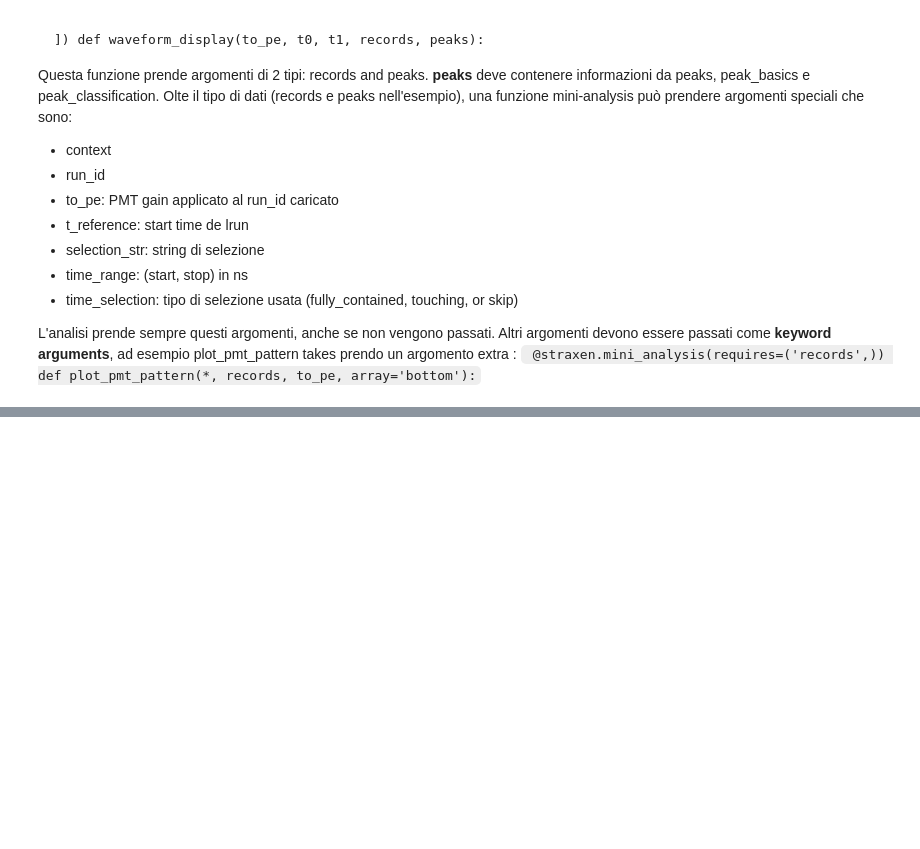
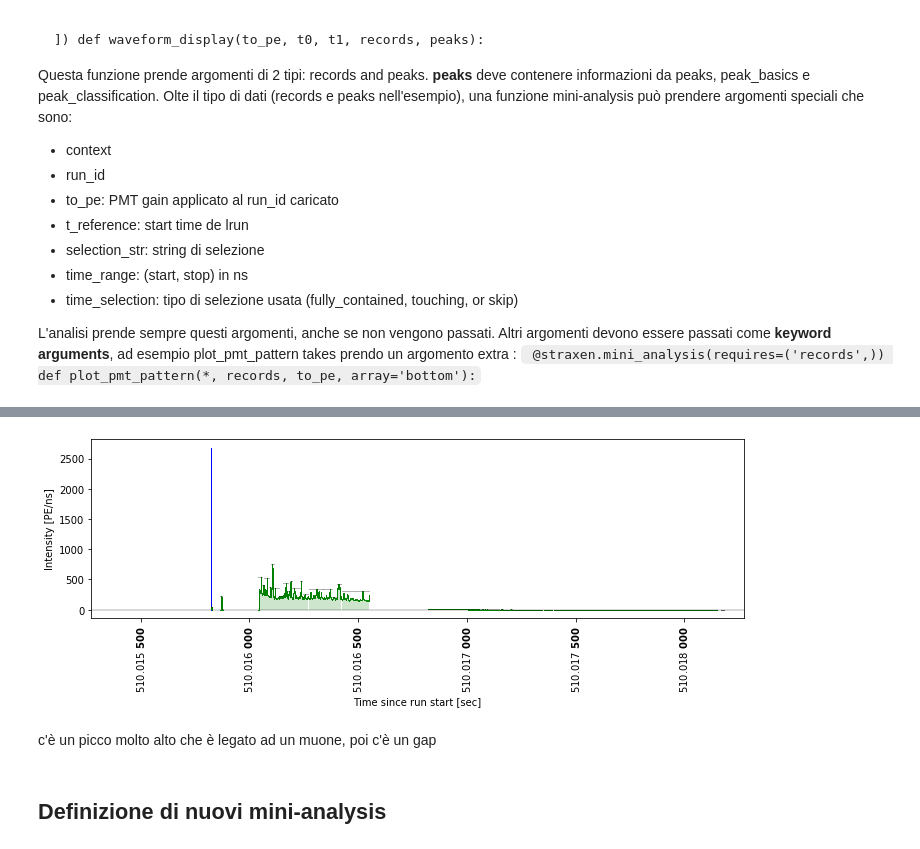
Before and after one commit to valerioda/xenon-note, a Jupyter notebook: straxferno/3-LoadData-MiniAnalysis.ipynb, the cells around one changed output, grey strips where cells are left out. Saved outputs shown, nothing was run; the diff lists cells and outputs as text; code cells hidden in the pictures; blank space fills up the shorter version.

```diff
--- a/straxferno/3-LoadData-MiniAnalysis.ipynb
+++ b/straxferno/3-LoadData-MiniAnalysis.ipynb
@@ -62,0 +103,15 @@ L'analisi prende sempre questi argomenti, anche se non vengono passati. Altri ar
+# %%
+st.make(background_run, 'event_info', config=dict(trigger_min_area=12123))
+
+df = st.get_array(background_run, 'event_info')
+event = df[np.argmax(df['s2_area'])]
+t = event['time']
+window = (t, t + int(3e6) * 1)
+# %%
+st.plot_waveform(background_run, time_range=window)
+# %% [output]
+[figure, added]
+# %% [markdown]
+c'è un picco molto alto che è legato ad un muone, poi c'è un gap
+# %% [markdown]
+## Definizione di nuovi mini-analysis
```
Also changed, not shown: parts of 17 cells of this notebook, 5 other files.
